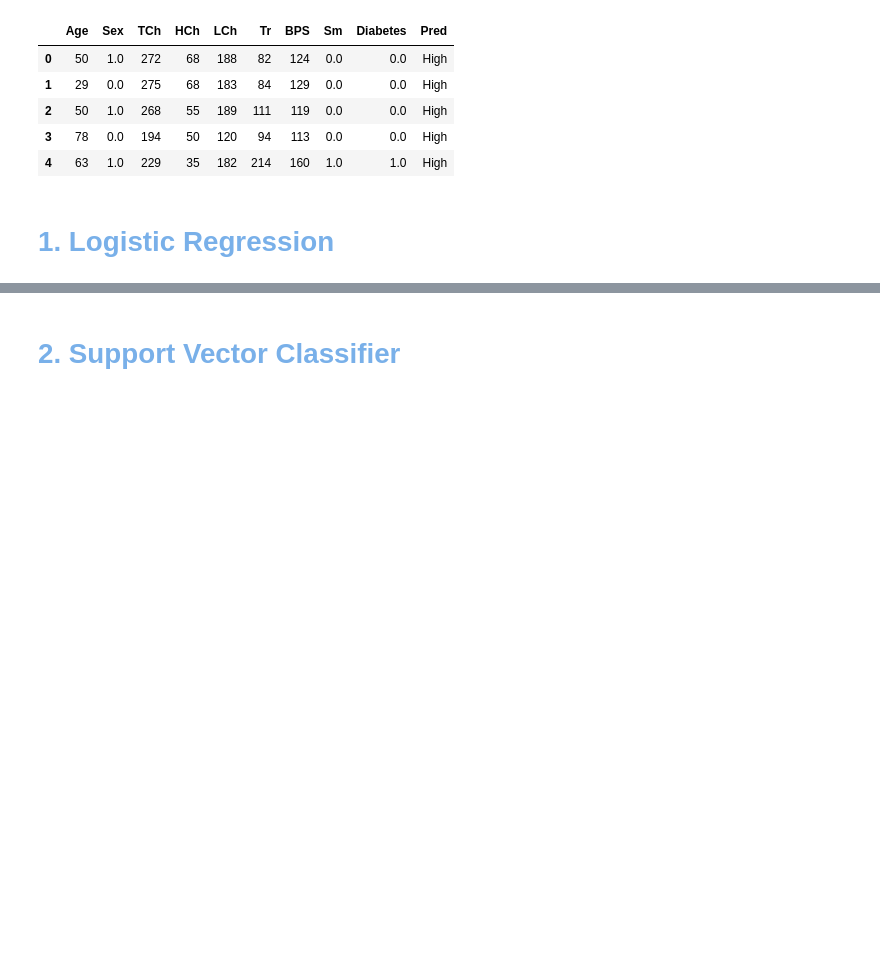
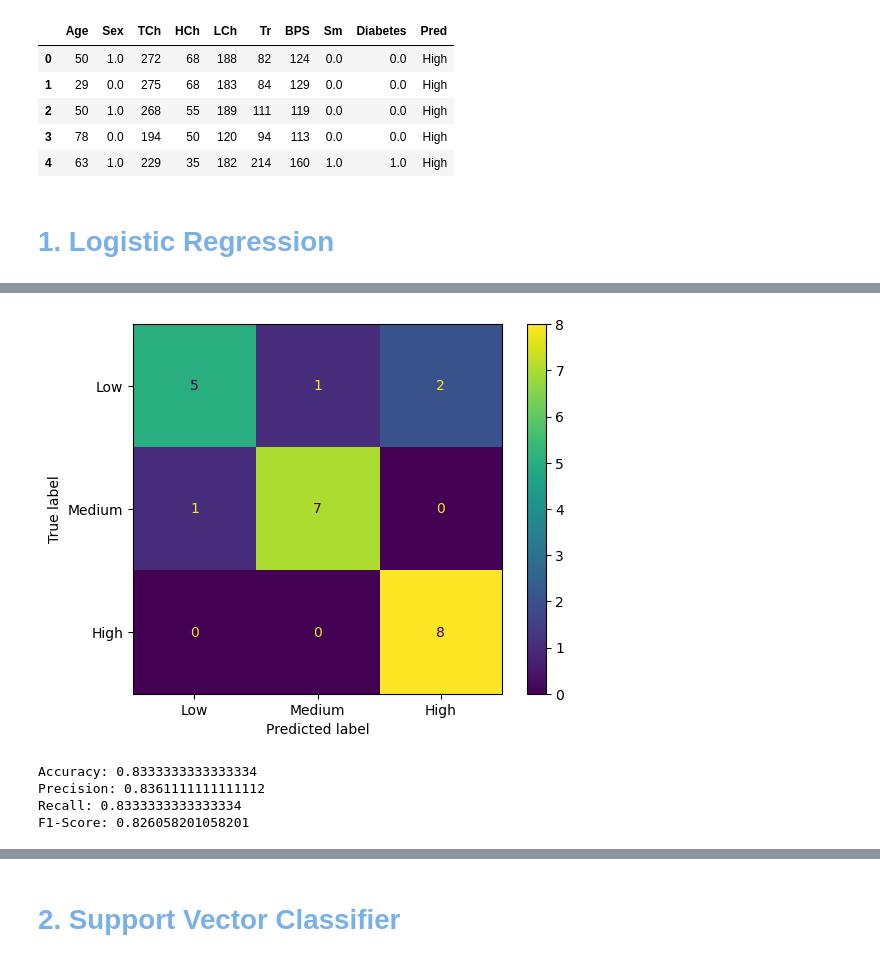
Before and after one commit to ch0fas/3erExamenEO, a Jupyter notebook: Examen3SVC.ipynb, the cells around one changed output, grey strips where cells are left out. Drawn from its saved outputs; the diff is of its cells as text; code cells hidden in the pictures; blank space fills up the shorter version.

```diff
--- a/Examen3SVC.ipynb
+++ b/Examen3SVC.ipynb
@@ -219,0 +246,5 @@ df.head()
+# %%
+x = df.drop(columns='Pred')
+y = df['Pred']
+
+X_train, X_test, Y_train, Y_test = train_test_split(x,y,random_state=42, test_size=0.2, stratify=y)
@@ -219,0 +255,7 @@ df.head()
+# %%
+scaler = StandardScaler()
+X_train_scaled = pd.DataFrame(scaler.fit_transform(X_train), columns=X_train.columns)
+X_test_scaled = pd.DataFrame(scaler.fit_transform(X_test), columns=X_test.columns)
+# %%
+logregv1 = LogisticRegression()
+logregv1.fit(X_train_scaled, Y_train)
@@ -219,0 +264,2 @@ df.head()
+# %%
+y_pred_v1 = logregv1.predict(X_test_scaled)
@@ -219,0 +285,18 @@ df.head()
+# %%
+cmv1 = confusion_matrix(Y_test, y_pred_v1)
+cmv1_display = ConfusionMatrixDisplay(cmv1, display_labels=['Low', 'Medium', 'High'])
+cmv1_display.plot()
+plt.show()
+# %% [output]
+[figure, added]
+# %%
+#Resultados - V1
+print(f"Accuracy: {accuracy_score(Y_test, y_pred_v1)}")
+print(f"Precision: {precision_score(Y_test, y_pred_v1, average='weighted')}")
+print(f"Recall: {recall_score(Y_test, y_pred_v1, average='weighted')}")
+print(f"F1-Score: {f1_score(Y_test, y_pred_v1, average='weighted')}")
+# %% [output]
+Accuracy: 0.8333333333333334
+Precision: 0.8361111111111112
+Recall: 0.8333333333333334
+F1-Score: 0.826058201058201
```
Also changed, not shown: parts of 30 cells of this notebook, 1 other file.
